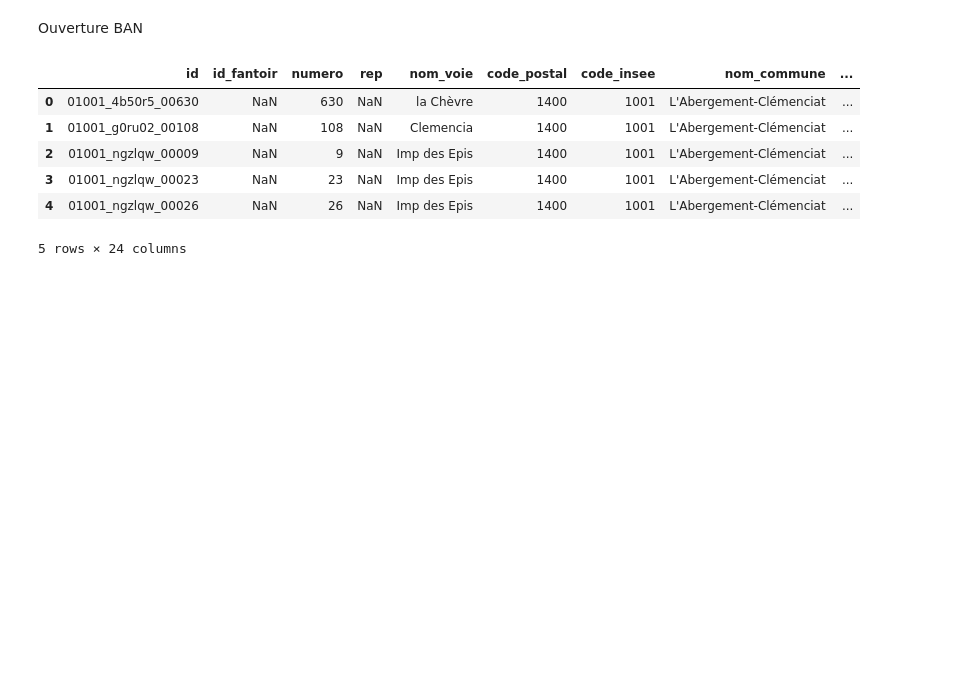
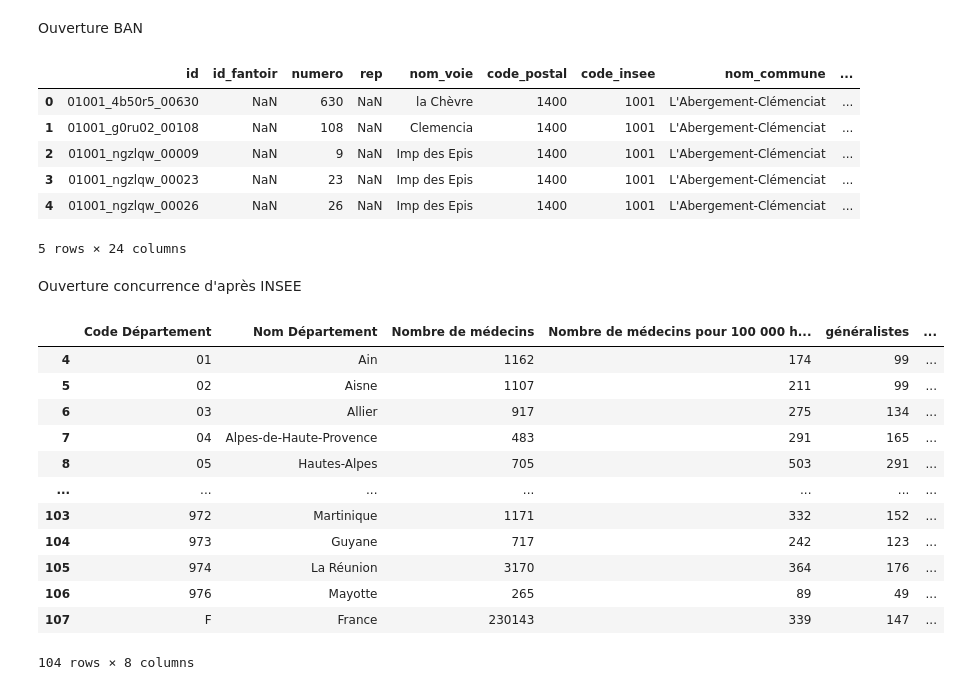
Before and after one commit to JulieBoyer/Econometrics, a Jupyter notebook: traitement_donnees.ipynb, the cells around one changed output. Drawn from its saved outputs; the diff is of its cells as text; code cells hidden in the pictures; blank space fills up the shorter version.

```diff
--- a/traitement_donnees.ipynb
+++ b/traitement_donnees.ipynb
@@ -462,3 +444,24 @@ ban.head()
 | 3 | 01001_ngzlqw_00023 | NaN | 23 | NaN | Imp des Epis | 1400 | 1001 | L'Abergement-Clémenciat | ... |
 | 4 | 01001_ngzlqw_00026 | NaN | 26 | NaN | Imp des Epis | 1400 | 1001 | L'Abergement-Clémenciat | ... |
 5 rows × 24 columns
+# %% [markdown]
+Ouverture concurrence d'après INSEE
+# %%
+concu = pd.read_excel('data/TCRD_068.xlsx')
+concu.rename(columns={'Professionnels de santé au 1ᵉʳ janvier 2023 : comparaisons départementales' : 'Code Département','Unnamed: 1' : 'Nom Département','Unnamed: 2':'Nombre de médecins','Unnamed: 3':'Nombre de médecins pour 100 000 habitants','Unnamed: 4':'généralistes','Unnamed: 5':'spécialistes','Unnamed: 6':'dentistes','Unnamed: 7':'Pharm.'}, inplace=True)
+concu.drop(labels = [0,1,2,3,108],axis=0, inplace=True)
+concu
+# %% [output]
+|  | Code Département | Nom Département | Nombre de médecins | Nombre de médecins pour 100 000 h... | généralistes | ... |
+| 4 | 01 | Ain | 1162 | 174 | 99 | ... |
+| 5 | 02 | Aisne | 1107 | 211 | 99 | ... |
+| 6 | 03 | Allier | 917 | 275 | 134 | ... |
+| 7 | 04 | Alpes-de-Haute-Provence | 483 | 291 | 165 | ... |
+| 8 | 05 | Hautes-Alpes | 705 | 503 | 291 | ... |
+| ... | ... | ... | ... | ... | ... | ... |
+| 103 | 972 | Martinique | 1171 | 332 | 152 | ... |
+| 104 | 973 | Guyane | 717 | 242 | 123 | ... |
+| 105 | 974 | La Réunion | 3170 | 364 | 176 | ... |
+| 106 | 976 | Mayotte | 265 | 89 | 49 | ... |
+| 107 | F | France | 230143 | 339 | 147 | ... |
+104 rows × 8 columns
```
Also changed, not shown: parts of 28 cells of this notebook.
